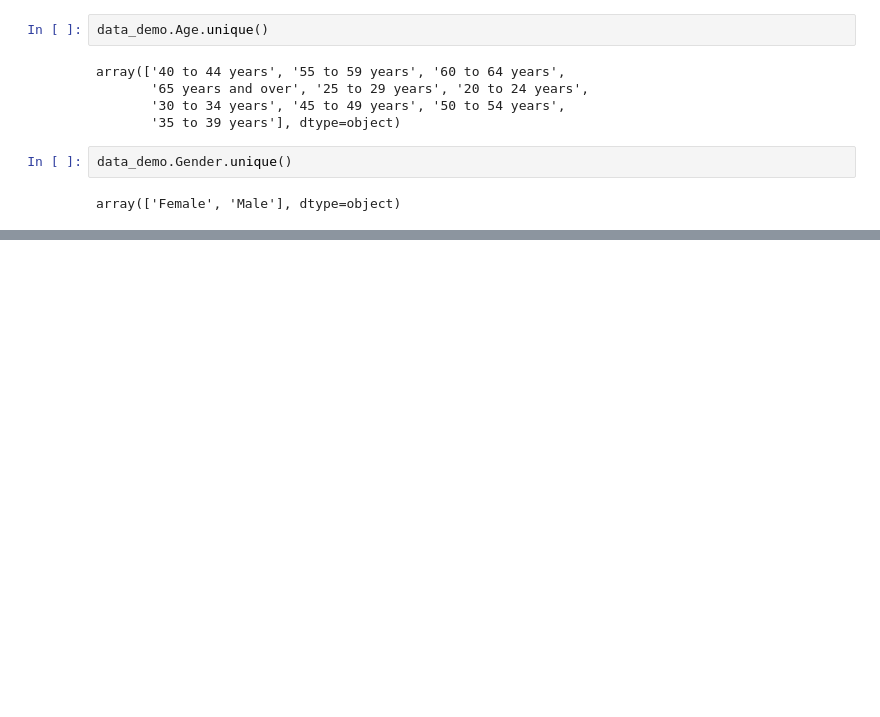
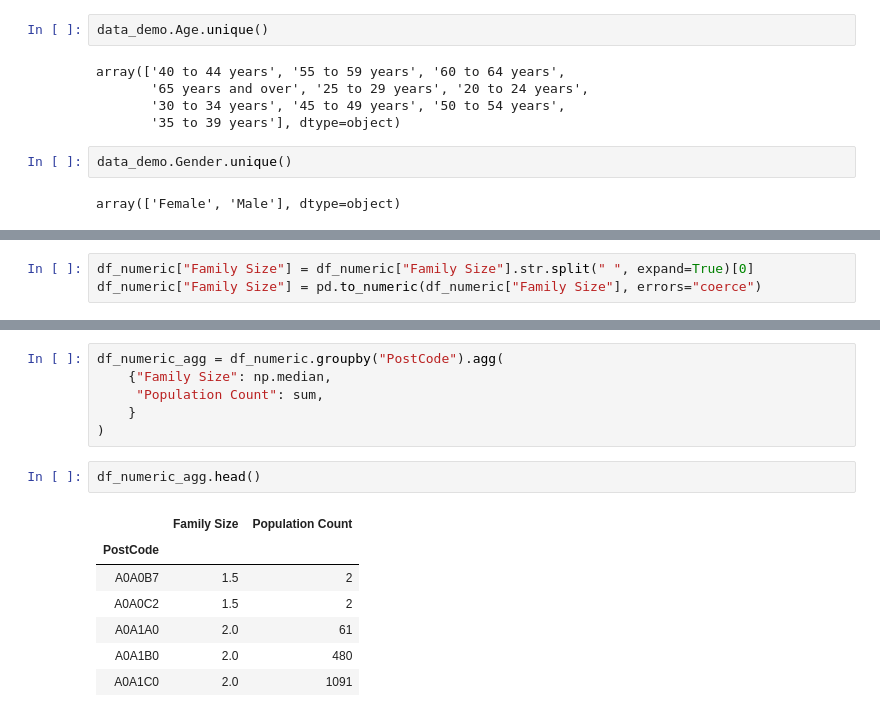
Before and after one commit to superyang713/Synthetic_Data_Generation, a Jupyter notebook: demographics_data_preprocessing_1.ipynb, the cells around one changed output, grey strips where cells are left out. Saved outputs shown, nothing was run; the diff lists cells and outputs as text; blank space fills up the shorter version.

```diff
--- a/demographics_data_preprocessing_1.ipynb
+++ b/demographics_data_preprocessing_1.ipynb
@@ -136,0 +243,3 @@ array(['Female', 'Male'], dtype=object)
+# %%
+df_numeric["Family Size"] = df_numeric["Family Size"].str.split(" ", expand=True)[0]
+df_numeric["Family Size"] = pd.to_numeric(df_numeric["Family Size"], errors="coerce")
@@ -136,0 +256,16 @@ array(['Female', 'Male'], dtype=object)
+# %%
+df_numeric_agg = df_numeric.groupby("PostCode").agg(
+    {"Family Size": np.median,
+     "Population Count": sum,
+    }
+)
+# %%
+df_numeric_agg.head()
+# %% [output]
+|  | Family Size | Population Count |
+| PostCode |  |  |
+| A0A0B7 | 1.5 | 2 |
+| A0A0C2 | 1.5 | 2 |
+| A0A1A0 | 2.0 | 61 |
+| A0A1B0 | 2.0 | 480 |
+| A0A1C0 | 2.0 | 1091 |
```
Also changed, not shown: parts of 23 cells of this notebook, 1 other file.
